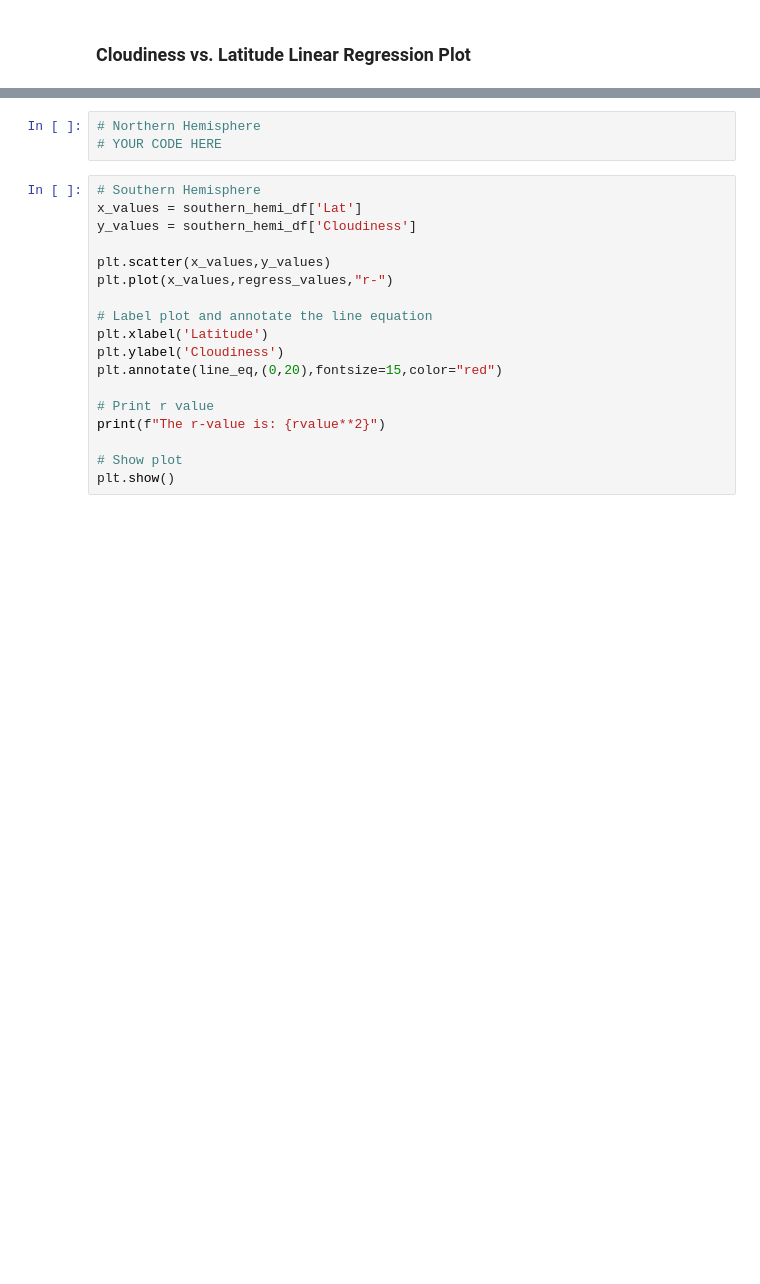
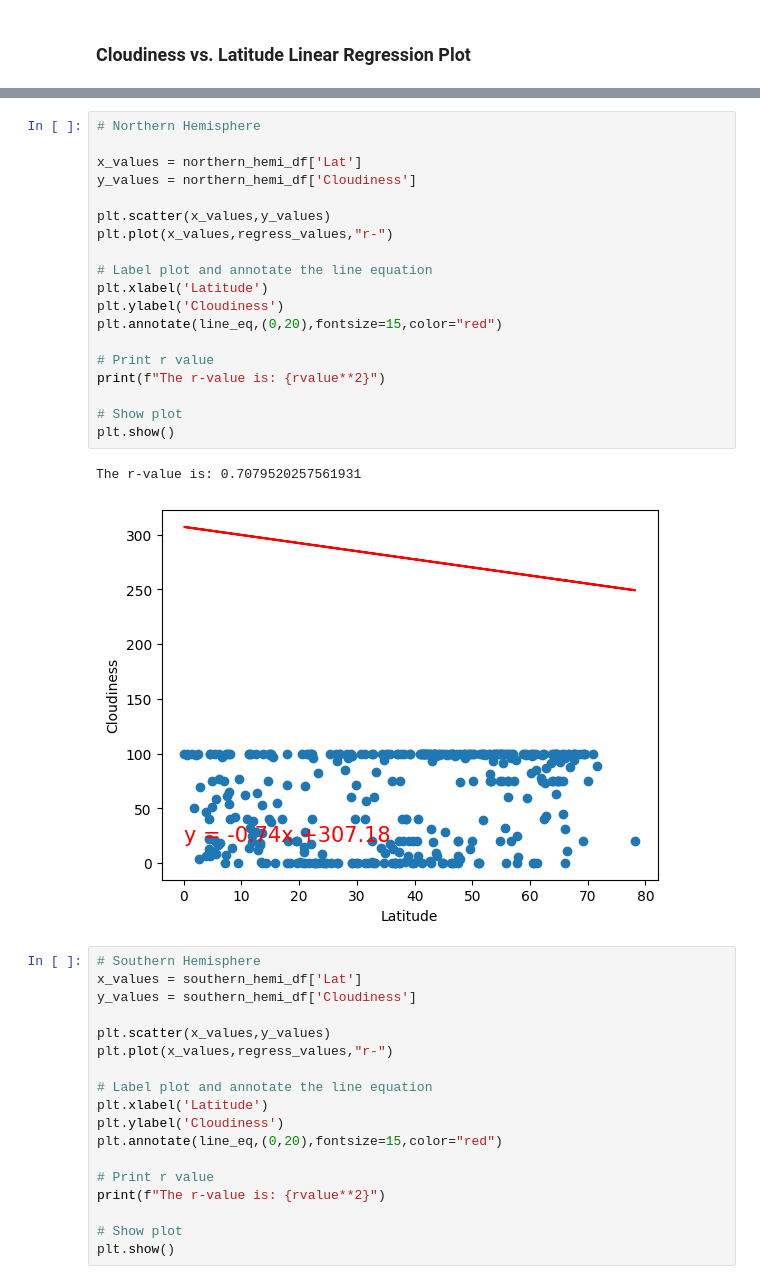
Before and after one commit to damiencrim/World_Weather_Analysis, a Jupyter notebook: WeatherPy.ipynb, the cells around one changed output, grey strips where cells are left out. Saved outputs shown, nothing was run; the diff lists cells and outputs as text; blank space fills up the shorter version.

```diff
--- a/WeatherPy.ipynb
+++ b/WeatherPy.ipynb
@@ -389,6 +535,25 @@ plt.show()
-# %%
-# Northern Hemisphere
-# YOUR CODE HERE
+# %%
+# Northern Hemisphere
+
+x_values = northern_hemi_df['Lat']
+y_values = northern_hemi_df['Cloudiness']
+
+plt.scatter(x_values,y_values)
+plt.plot(x_values,regress_values,"r-")
+
+# Label plot and annotate the line equation
+plt.xlabel('Latitude')
+plt.ylabel('Cloudiness')
+plt.annotate(line_eq,(0,20),fontsize=15,color="red")
+
+# Print r value
+print(f"The r-value is: {rvalue**2}")
+
+# Show plot
+plt.show()
+# %% [output]
+The r-value is: 0.7079520257561931
+[figure, added]
 # %%
 # Southern Hemisphere
 x_values = southern_hemi_df['Lat']
```
Also changed, not shown: parts of 30 cells of this notebook, 2 other files.
